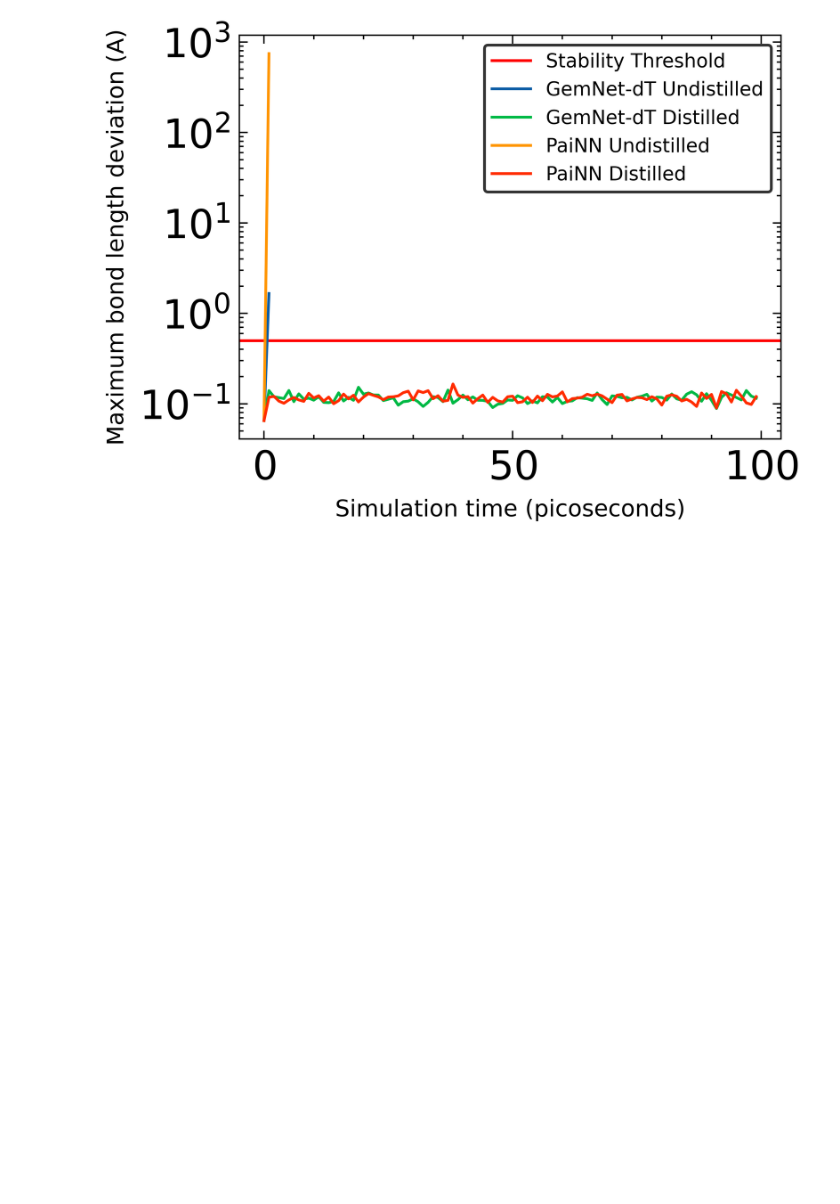
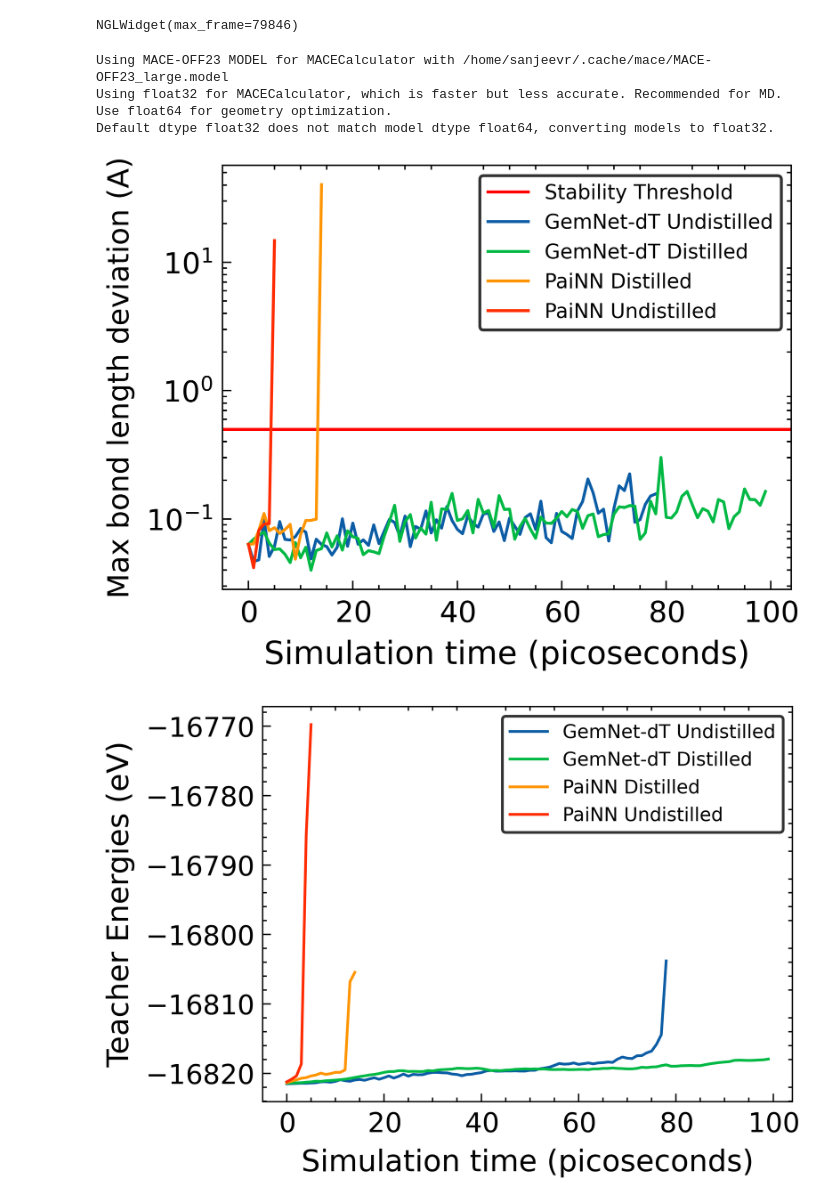
Before and after one commit to ishanthewizard/MLFF-distill, a Jupyter notebook: observable.ipynb, the cells around one changed output. Drawn from its saved outputs; the diff is of its cells as text; code cells hidden in the pictures; blank space fills up the shorter version.

```diff
--- a/observable.ipynb
+++ b/observable.ipynb
@@ -19,6 +19,7 @@ from mpl_toolkits.axes_grid1 import make_axes_locatable
 import scienceplots
 from math import floor, log10
 from matplotlib import rc
+from mace.calculators import mace_off
 plt.style.use(['science','no-latex'])
 
 params = {'figure.dpi': 900,
@@ -31,8 +32,12 @@ params = {'figure.dpi': 900,
 
 pylab.rcParams.update(params)
 
+data_dir = "/data/shared/ishan_stuff/spice_separated"
+checkpoint_dir = "/data/shared/ishan_stuff/student_checkpoints/spice"
+md_dir = "2024-09-05-00-08-48-monomers-gemSmall"
+traj = Trajectory(os.path.join(checkpoint_dir, md_dir, "md_system10.traj"))
 
-checkpoint_dir = "/data/shared/ishan_stuff/student_checkpoints/spice"
-
-# nv.show_asetraj(traj)
+nv.show_asetraj(traj)
+# %% [output]
+NGLWidget(max_frame=79846)
 # %%
@@ -157,7 +213,18 @@ def plot_stability(md_dirs):
 # %%
 # Basic stability check on the trajectory (based on bond length deviations)
 stability_threshold = 0.5
-md_dirs = ["2024-09-05-09-42-40-amino-gemSmall", "2024-09-05-13-45-52-solvated-gemSmall-DIST-4s", "2024-09-15-12-44-00-solvated_PaiNNpbc", "2024-09-15-14-45-36-solvated-Painn-DIST-pbc"]
-plot_stability(md_dirs)
+# Amino Acid runs
+
+# data_split = "Solvated_Amino_Acids"
+# md_dirs = ["2024-09-05-09-42-40-amino-gemSmall", "2024-09-05-13-45-52-solvated-gemSmall-DIST-4s", "2024-09-15-12-44-00-solvated_PaiNNpbc", "2024-09-15-14-45-36-solvated-Painn-DIST-pbc"]
+
+# Monomer runs
+data_split = "DES370K_Monomers"
+md_dirs = ["2024-09-05-00-08-48-monomers-gemSmall", "2024-09-05-09-04-16-monomers-gemSmall-DIST", "2024-09-08-10-33-52-monomers-PaiNN-DIST", "2024-09-08-10-25-20-monomers-PaiNN"]
+plot_stability(data_split, md_dirs)
 # %% [output]
+Using MACE-OFF23 MODEL for MACECalculator with /home/sanjeevr/.cache/mace/MACE-OFF23_large.model
+Using float32 for MACECalculator, which is faster but less accurate. Recommended for MD. Use float64 for geometry optimization.
+Default dtype float32 does not match model dtype float64, converting models to float32.
-[figure, old version]
+[figure, new version]
+[figure, added]
```
Also changed, not shown: parts of 1 cell of this notebook, 13 other files.
